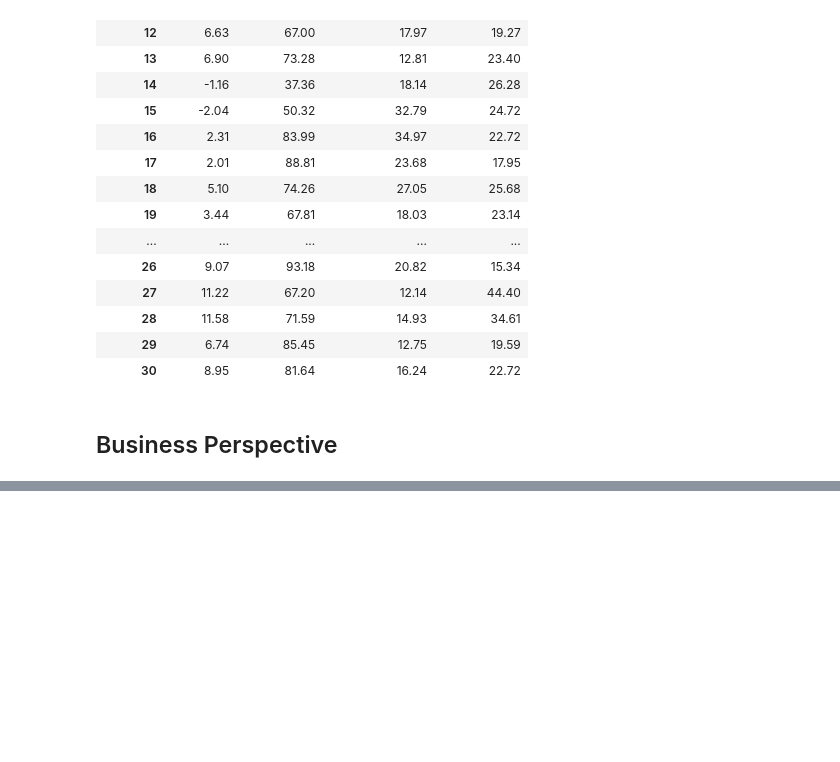
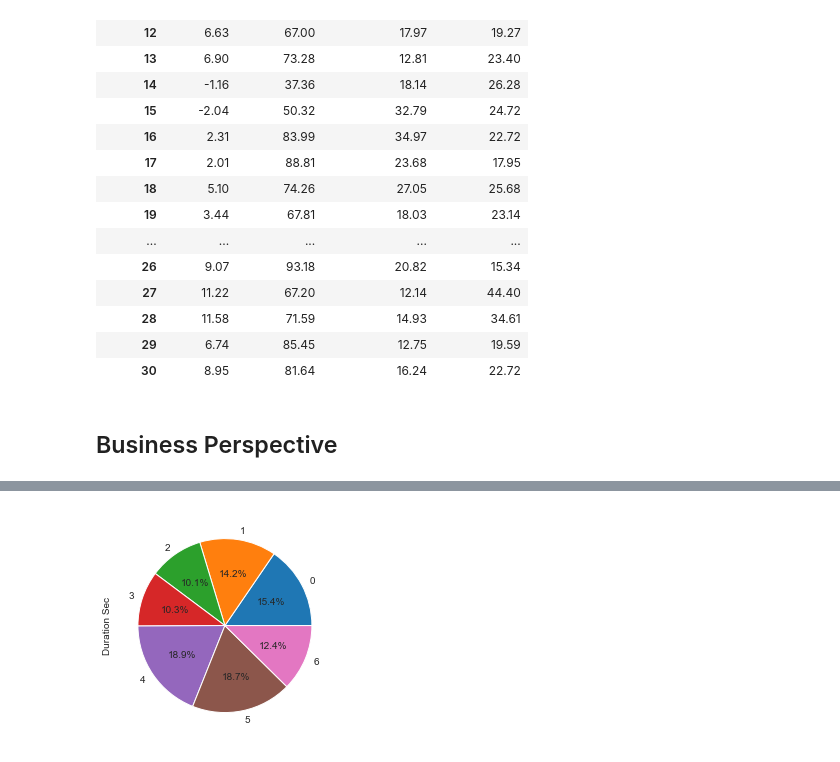
Before and after one commit to bmshahrier/bixi-monteal, a Jupyter notebook: bixi-montreal-eda.ipynb, the cells around one changed output, grey strips where cells are left out. Drawn from its saved outputs; the diff is of its cells as text; code cells hidden in the pictures; blank space fills up the shorter version.

```diff
--- a/bixi-montreal-eda.ipynb
+++ b/bixi-montreal-eda.ipynb
@@ -227,0 +196,8 @@ df_trip_weather.groupby(by = 'Start Day')['Temp (°C)', 'Rel Hum (%)', 'Wind Spd
+# %%
+# What is the popular day of week for BIXI riders?
+
+# Total Trip Duration in each Week Day (0 = MOnday and 6 = Sunday)
+df_trip_weather.groupby(by = 'Start Week Day')['Duration Sec'].sum().plot(kind='pie', autopct='%1.1f%%')
+plt.show()
+# %% [output]
+[figure, added]
```
Also changed, not shown: parts of 19 cells of this notebook.
